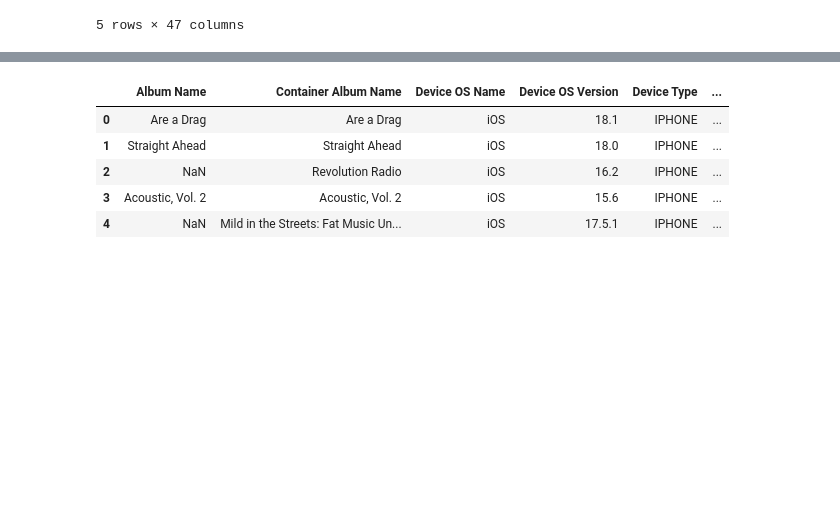
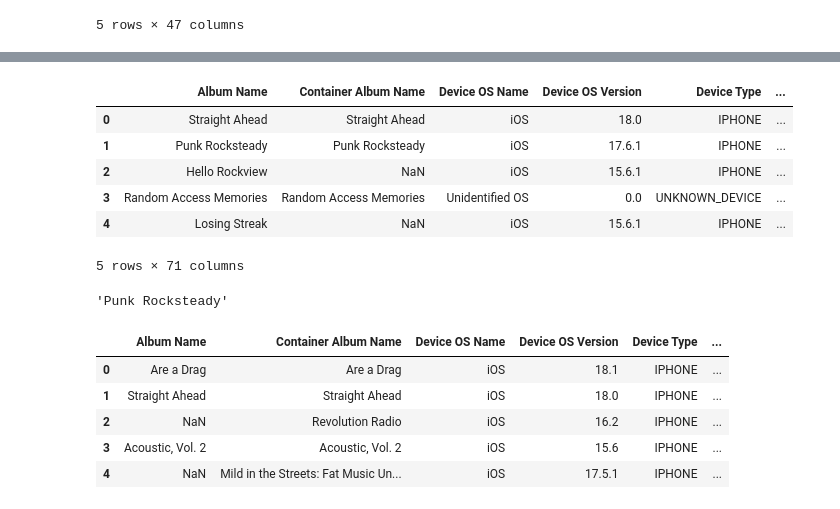
Before and after one commit to ftaylor101/spotify, a Jupyter notebook: apple_vis.ipynb, the cells around one changed output, grey strips where cells are left out. Cells and saved outputs as stored; diff of their text form; code cells hidden in the pictures; blank space fills up the shorter version.

```diff
--- a/apple_vis.ipynb
+++ b/apple_vis.ipynb
@@ -211,3 +226,17 @@ library_tracks.head()
+# %%
+new_merged_df.head()
+# %% [output]
+|  | Album Name | Container Album Name | Device OS Name | Device OS Version | Device Type | ... |
+| 0 | Straight Ahead | Straight Ahead | iOS | 18.0 | IPHONE | ... |
+| 1 | Punk Rocksteady | Punk Rocksteady | iOS | 17.6.1 | IPHONE | ... |
+| 2 | Hello Rockview | NaN | iOS | 15.6.1 | IPHONE | ... |
+| 3 | Random Access Memories | Random Access Memories | Unidentified OS | 0.0 | UNKNOWN_DEVICE | ... |
+| 4 | Losing Streak | NaN | iOS | 15.6.1 | IPHONE | ... |
+5 rows × 71 columns
+# %%
+new_merged_df.loc[1]["Album Name"]
+# %% [output]
+'Punk Rocksteady'
 # %%
 # library_tracks["Apple Music Track Identifier"]
 # library_tracks_convert_df = library_tracks.convert_dtypes()
```
Also changed, not shown: parts of 4 cells of this notebook, 1 other file.
